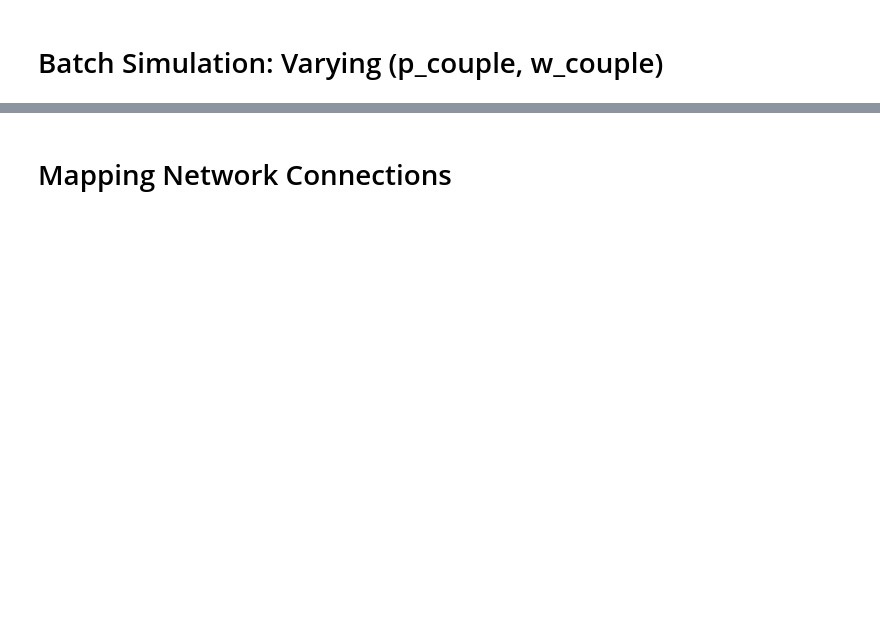
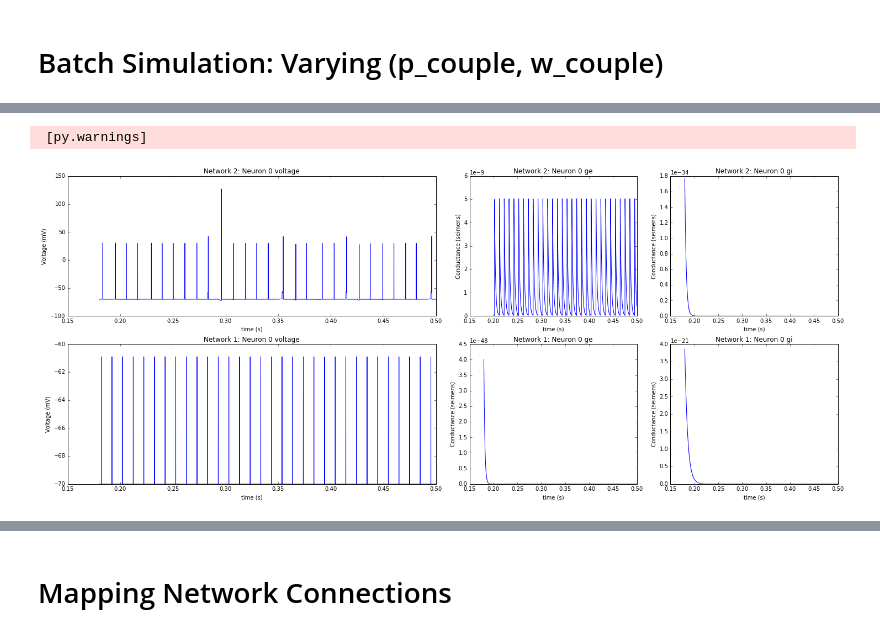
Before and after one commit to KokilaP/Neural-Networks, a Jupyter notebook: N2_BatchSimModel.ipynb, the cells around one changed output, grey strips where cells are left out. Saved outputs shown, nothing was run; the diff lists cells and outputs as text; code cells hidden in the pictures; blank space fills up the shorter version.

```diff
--- a/N2_BatchSimModel.ipynb
+++ b/N2_BatchSimModel.ipynb
@@ -303,9 +304,9 @@ def batch_monitors(run,time):
     run: Which dataset from record_param to plot
     time: [start,end] time in units of ms
     '''
-    # converting times to index positions in the time array, time interval is 0.1 ms
-    start = time[0]/0.1
-    end = time[1]/0.1
+    # converting times to index positions in the time array, time interval is 0.01 ms if statemonitor records every 10 us
+    start = time[0]/0.01
+    end = time[1]/0.01
 
     # setting run_time as values on the x-axis
     run_time = voltage_monitor[run][0][start:end]
@@ -317,8 +318,6 @@ def batch_monitors(run,time):
     sGI = conductance_monitor[run][1][start:end]
     tGE = conductance_monitor[run][2][start:end]
     tGI = conductance_monitor[run][3][start:end]
-
-    import matplotlib.gridspec as gridspec
 
     fig = plt.figure(figsize = (25,10))
 
@@ -537,0 +542,6 @@ batch_monitors(0,[0,1000])
+# %%
+# format for batch_monitors(run_number,[start_time end_time])...times are in ms
+batch_monitors(3,[180,500])
+# %% [output]
+ [py.warnings]
+[figure, added]
```
Also changed, not shown: parts of 12 cells of this notebook, 2 other files.
